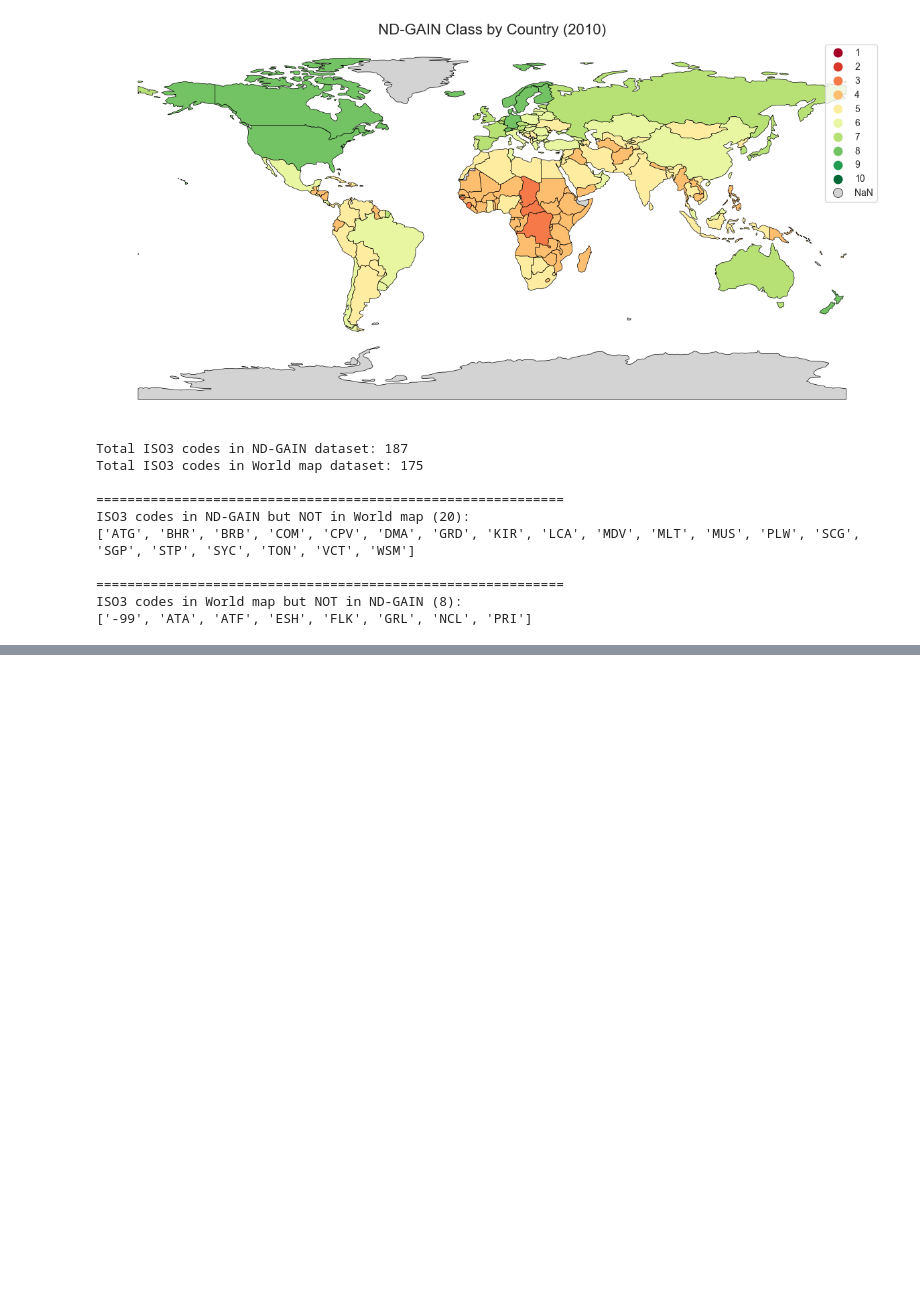
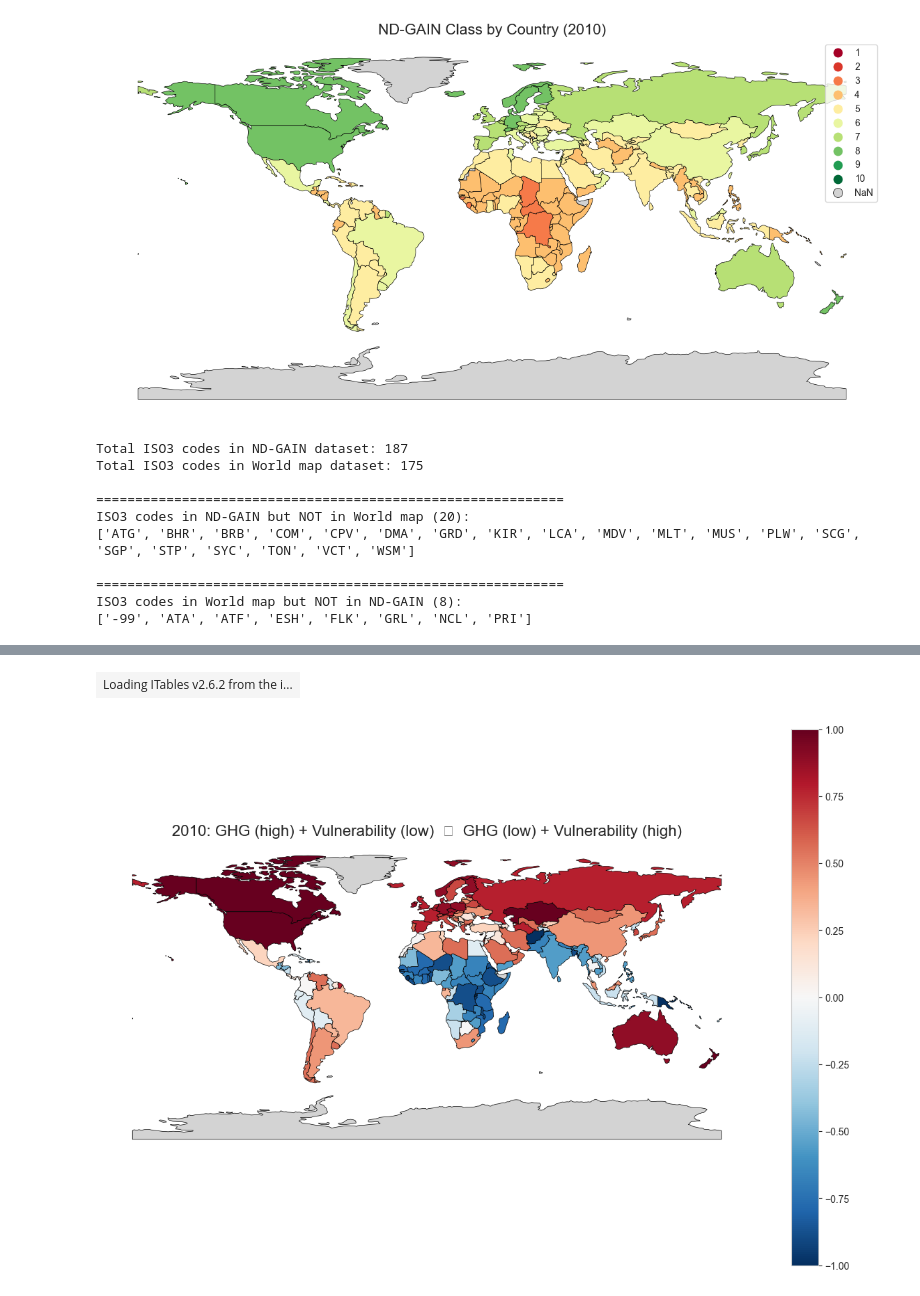
Before and after one commit to damiansze/Climate-Justice, a Jupyter notebook: 03_Coupling.ipynb, the cells around one changed output, grey strips where cells are left out. Saved outputs shown, nothing was run; the diff lists cells and outputs as text; code cells hidden in the pictures; blank space fills up the shorter version.

```diff
--- a/03_Coupling.ipynb
+++ b/03_Coupling.ipynb
@@ -107,0 +298,77 @@ ISO3 codes in World map but NOT in ND-GAIN (8):
+# %%
+import pandas as pd
+import numpy as np
+import geopandas as gpd
+import matplotlib.pyplot as plt
+
+from itables import show
+
+
+def add_deciles_quantile(dfy: pd.DataFrame, col: str, n_bins: int = 10) -> pd.Series:
+    # Rang-basierte Deciles, robust bei vielen gleichen Werten
+    return pd.qcut(
+        dfy[col].rank(method="first"),
+        q=n_bins,
+        labels=list(range(1, n_bins + 1))
+    ).astype(int)
+
+
+# --- 1) Deciles + Kombi-Score auf deinem 2010-Frame erzeugen ---
+# Annahme: merged_df_2010_mapped hat Spalten: ISO3, GHG_per_capita, Vulnerability
+merged_df_2010_mapped = merged_df_2010_mapped.copy()
+
+# GHG: 1 = low, 10 = high
+merged_df_2010_mapped["ghg_decile"] = add_deciles_quantile(merged_df_2010_mapped, "GHG_per_capita", 10)
+
+# Vulnerability: 1 = low, 10 = high (bei dir ist das bereits so orientiert!)
+merged_df_2010_mapped["vuln_decile"] = add_deciles_quantile(merged_df_2010_mapped, "Vulnerability", 10)
+
+# Kombi-Index:
+# + hoch, wenn GHG hoch UND Vulnerability tief
+# - tief, wenn GHG tief UND Vulnerability hoch
+merged_df_2010_mapped["ghg_minus_vuln"] = merged_df_2010_mapped["ghg_decile"] - merged_df_2010_mapped["vuln_decile"]
+# Wertebereich: -9 ... +9
+
+# Optional: normalisieren auf [-1, +1] (praktisch für Legende/vergleich)
+merged_df_2010_mapped["ghg_minus_vuln_norm"] = merged_df_2010_mapped["ghg_minus_vuln"] / 9.0
+
+show(merged_df_2010_mapped)
+
+
+# --- 2) Welt-Geometrie laden und mergen ---
+url = "https://naciscdn.org/naturalearth/110m/cultural/ne_110m_admin_0_countries.zip"
+world = gpd.read_file(url)
+
+world_merged = world.merge(
+    merged_df_2010_mapped,
+    left_on="ISO_A3_EH",
+    right_on="ISO3",
+    how="left"
+)
+
+
+# --- 3) Plot: Diverging Colormap (zwei Extreme) ---
+fig, ax = plt.subplots(1, 1, figsize=(15, 10))
+
+# Diverging cmap: negativ = forced-rider Extrem, positiv = free-rider Extrem
+# (Du kannst auch "coolwarm" nehmen; das ist ebenfalls diverging.)
+world_merged.plot(
+    column="ghg_minus_vuln_norm",      # <- der neue Score
+    ax=ax,
+    legend=True,
+    cmap="RdBu_r",                     # blau = negativ, rot = positiv (umgedreht im Zweifel)
+    edgecolor="black",
+    linewidth=0.5,
+    missing_kwds={"color": "lightgrey"},
+    vmin=-1, vmax=1                    # symmetrisch, damit 0 = neutral wirklich Mitte ist
+)
+
+ax.set_title(
+    "2010: GHG (high) + Vulnerability (low)  ⟷  GHG (low) + Vulnerability (high)",
+    fontsize=16
+)
+ax.axis("off")
+plt.show()
+# %% [output]
+| Loading ITables v2.6.2 from the i... |
+[figure, added]
```
Also changed, not shown: parts of 7 cells of this notebook, 1 other file.
